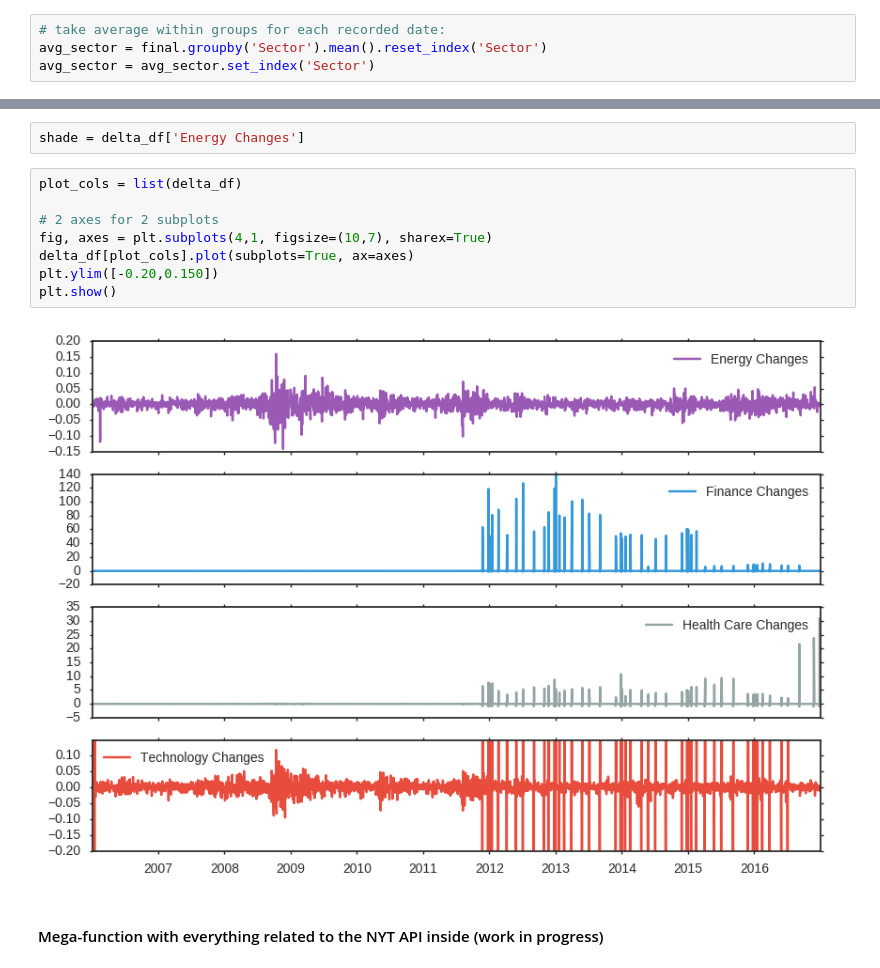
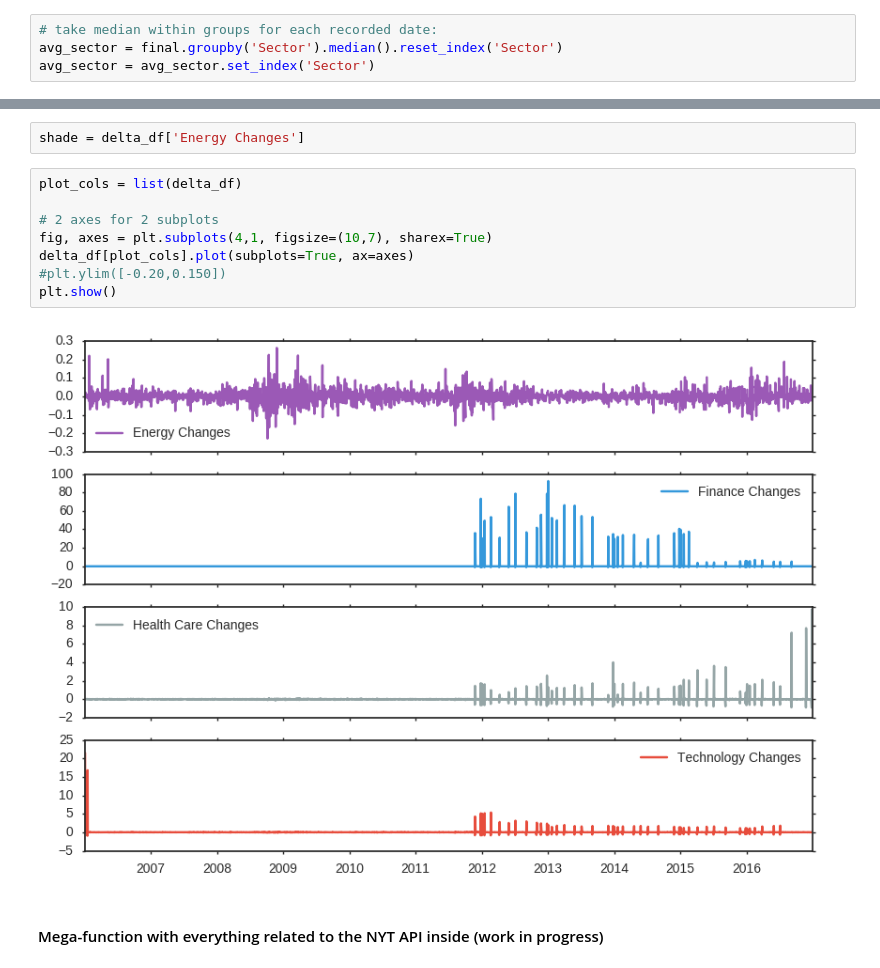
Before and after one commit to weiwang0531/stock-index, a Jupyter notebook: cleanproject.ipynb, the cells around one changed output, grey strips where cells are left out. Cells and saved outputs as stored; diff of their text form.

```diff
--- a/cleanproject.ipynb
+++ b/cleanproject.ipynb
@@ -148,6 +159,6 @@ final.head()
 # %%
-# take average within groups for each recorded date:
-avg_sector = final.groupby('Sector').mean().reset_index('Sector')
+# take median within groups for each recorded date:
+avg_sector = final.groupby('Sector').median().reset_index('Sector')
 avg_sector = avg_sector.set_index('Sector')
 # %%
 avg_sector.iloc[:,1500:2000]
@@ -207,13 +219,13 @@ shade = delta_df['Energy Changes']
 # %%
 plot_cols = list(delta_df)
 
 # 2 axes for 2 subplots
 fig, axes = plt.subplots(4,1, figsize=(10,7), sharex=True)
 delta_df[plot_cols].plot(subplots=True, ax=axes)
-plt.ylim([-0.20,0.150])
+#plt.ylim([-0.20,0.150])
 plt.show()
 # %% [output]
-[figure, old version]
+[figure, new version]
 # %% [markdown]
 #### Mega-function with everything related to the NYT API inside (work in progress)
 # %%
```
Also changed, not shown: parts of 14 cells of this notebook.
